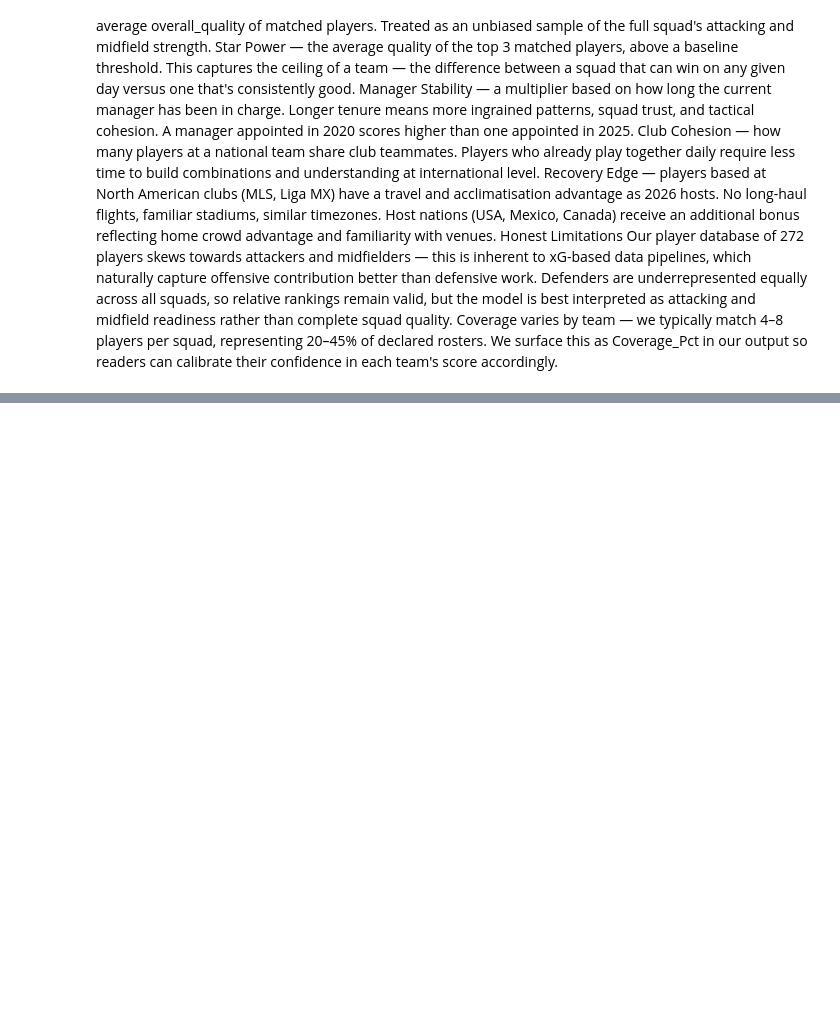
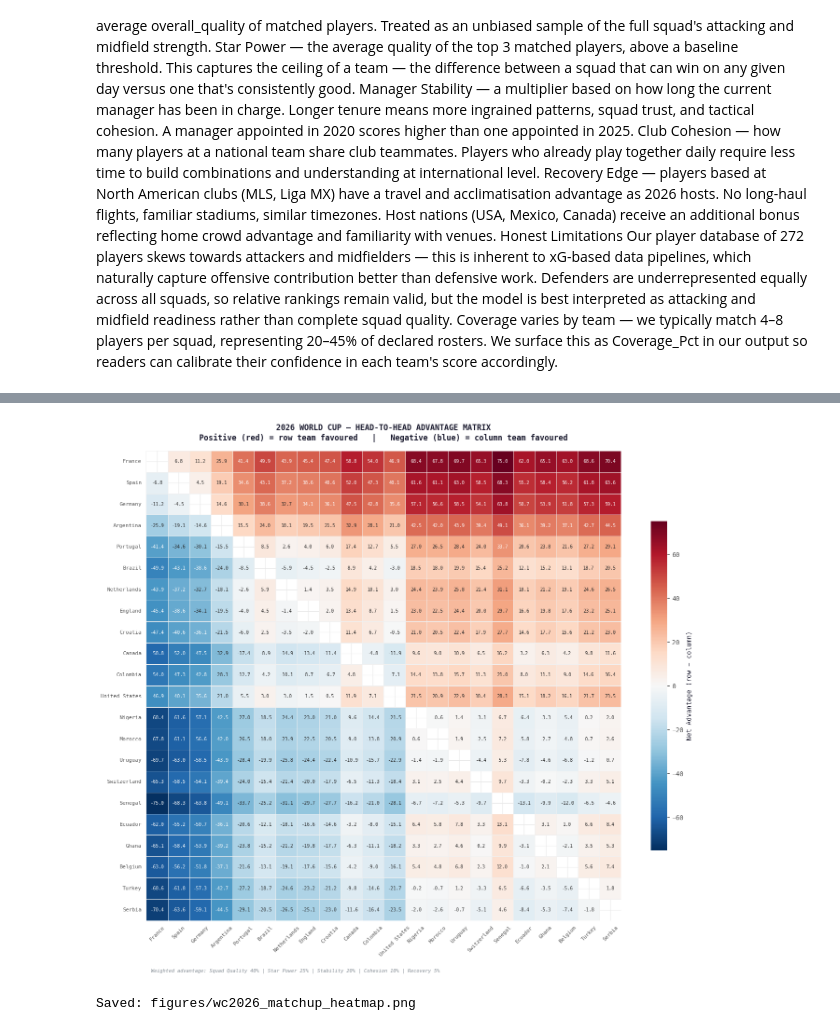
Before and after one commit to soh364/soccer-analytics-capstone-XOh, a Jupyter notebook: eda/EDA_Soomi.ipynb, the cells around one changed output, grey strips where cells are left out. Saved outputs shown, nothing was run; the diff lists cells and outputs as text; code cells hidden in the pictures; blank space fills up the shorter version.

```diff
--- a/eda/EDA_Soomi.ipynb
+++ b/eda/EDA_Soomi.ipynb
@@ -661,0 +696,5 @@ display(final_rankings)
+# %%
+plot_matchup_heatmap(final_rankings)
+# %% [output]
+[figure, added]
+Saved: figures/wc2026_matchup_heatmap.png
```
Also changed, not shown: parts of 6 cells of this notebook, 11 other files.
